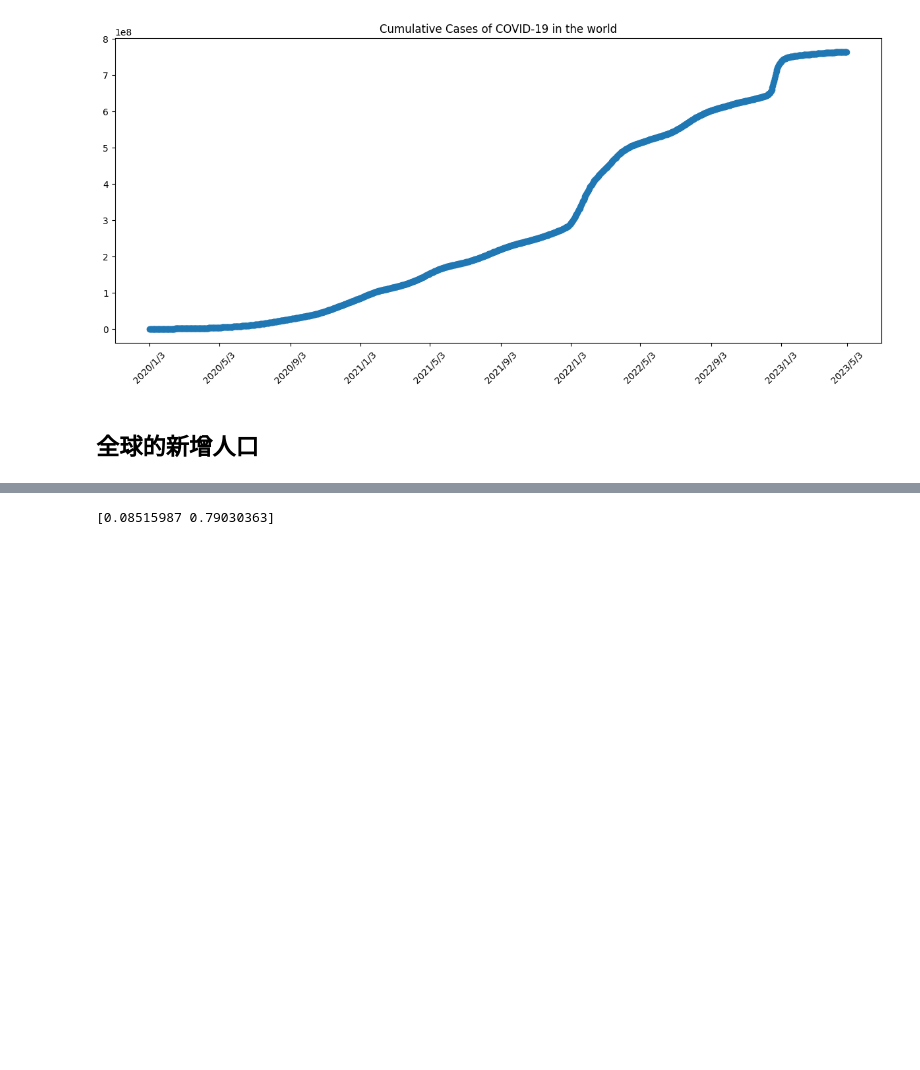
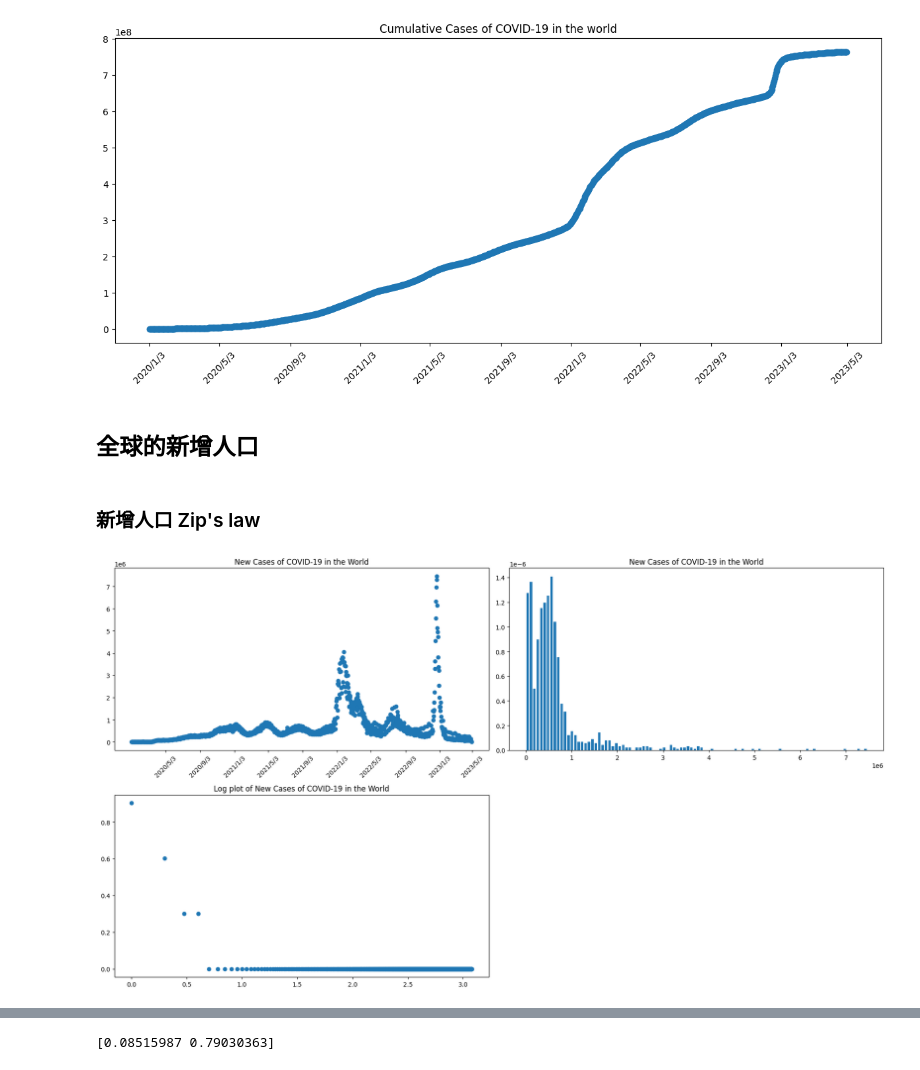
Before and after one commit to tang-wan/Complex-System_Final-Report, a Jupyter notebook: COVID-19.ipynb, the cells around one changed output, grey strips where cells are left out. Drawn from its saved outputs; the diff is of its cells as text; code cells hidden in the pictures; blank space fills up the shorter version.

```diff
--- a/COVID-19.ipynb
+++ b/COVID-19.ipynb
@@ -78,3 +78,67 @@ plt.show()
 [figure]
 # %% [markdown]
 ## 全球的新增人口
+# %% [markdown]
+### 新增人口 Zip's law
+# %%
+dig = 2
+
+total_cases = []
+
+# 1210 是總天數 (2020/01/03 - 2022/04/26)
+for i in range(0, 1210):
+
+    sum = 0
+    for j in list_Country:
+        sum = sum + locals()[str("{}".format(j)) + "_New_cases"][i]
+
+    total_cases.append(sum)
+
+time = locals()[str("{}".format("{}".format("Afghanistan"))) + "_time"]
+
+total_cases_rate = total_cases
+
+plt.figure(figsize = (18, 10))
+plt.subplot(221)
+plt.title("New Cases of COVID-19 in the World")
+plt.scatter(time, total_cases_rate)
+plt.xticks(rang, rotation = 45)
+
+######################################################################
+
+count = []
+cate = list(set(total_cases_rate))
+for i in range(0, len(cate)):
+    count.append(co.Counter(total_cases_rate)[cate[i]])
+count = sorted(count, reverse = True) #由大到小排列
+x = np.linspace(1, len(count), len(count))
+
+
+log_count = []
+log_x = []
+for j in range(len(count)):
+    log_count.append(np.log10(count[j]))
+    log_x.append(np.log10(x[j]))
+
+
+
+rang = ["2020/1/3", "2020/5/3", "2020/9/3",
+            "2021/1/3", "2021/5/3", "2021/9/3",
+            "2022/1/3", "2022/5/3", "2022/9/3",
+            "2023/1/3"]
+
+
+
+plt.subplot(222)
+plt.hist(total_cases_rate, bins = 100, density = True, rwidth = 0.7)
+plt.title("New Cases of COVID-19 in the World")
+
+####################################################################
+
+plt.subplot(223)
+plt.title("Log plot of New Cases of COVID-19 in the World")
+plt.scatter(log_x, log_count)
+
+plt.tight_layout()
+# %% [output]
+[figure, added]
```
Also changed, not shown: parts of 11 cells of this notebook, 8 other files.
